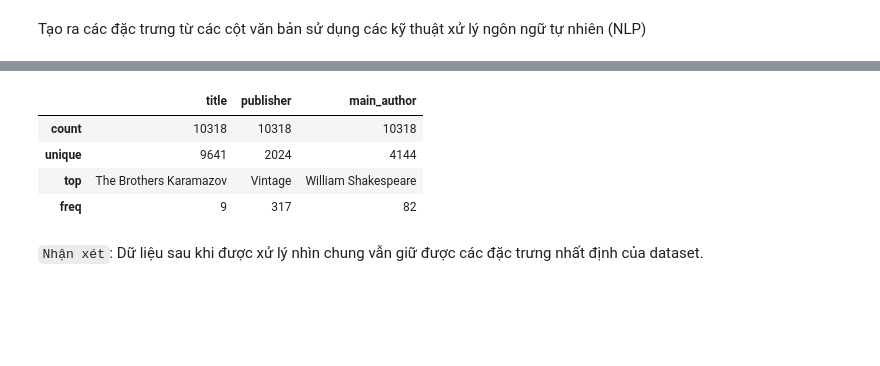
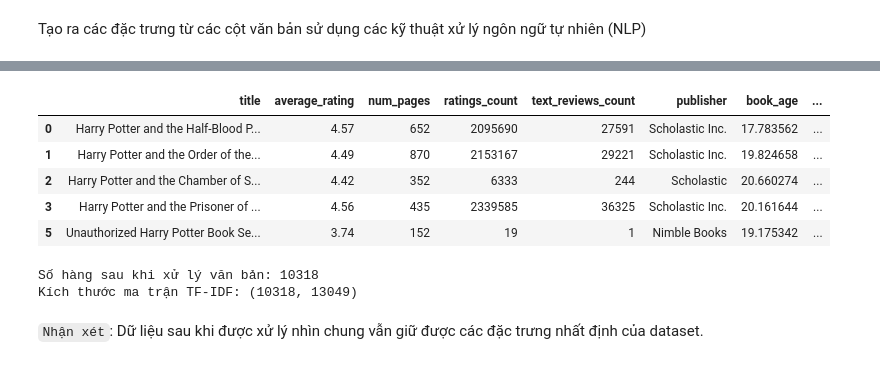
Before and after one commit to vuhuusy/recommender_system, a Jupyter notebook: book_recommendation.ipynb, the cells around one changed output, grey strips where cells are left out. Cells and saved outputs as stored; diff of their text form; code cells hidden in the pictures; blank space fills up the shorter version.

```diff
--- a/book_recommendation.ipynb
+++ b/book_recommendation.ipynb
@@ -768,11 +684,38 @@ process_df.describe(include=np.number)
-# %%
-process_df.describe(include='object')
-# %% [output]
-|  | title | publisher | main_author |
-| count | 10318 | 10318 | 10318 |
-| unique | 9641 | 2024 | 4144 |
-| top | The Brothers Karamazov | Vintage | William Shakespeare |
-| freq | 9 | 317 | 82 |
+# %%
+model_df = process_df.copy()
+# %%
+model_df.head()
+# %% [output]
+|  | title | average_rating | num_pages | ratings_count | text_reviews_count | publisher | book_age | ... |
+| 0 | Harry Potter and the Half-Blood P... | 4.57 | 652 | 2095690 | 27591 | Scholastic Inc. | 17.783562 | ... |
+| 1 | Harry Potter and the Order of the... | 4.49 | 870 | 2153167 | 29221 | Scholastic Inc. | 19.824658 | ... |
+| 2 | Harry Potter and the Chamber of S... | 4.42 | 352 | 6333 | 244 | Scholastic | 20.660274 | ... |
+| 3 | Harry Potter and the Prisoner of ... | 4.56 | 435 | 2339585 | 36325 | Scholastic Inc. | 20.161644 | ... |
+| 5 | Unauthorized Harry Potter Book Se... | 3.74 | 152 | 19 | 1 | Nimble Books | 19.175342 | ... |
+# %%
+# Áp dụng tiền xử lý cho các cột văn bản
+model_df['title'] = model_df['title'].apply(preprocess_text)
+model_df['main_author'] = model_df['main_author'].apply(preprocess_text)
+model_df['publisher'] = model_df['publisher'].apply(preprocess_text)
+
+# Kết hợp các cột đã xử lý thành một cột duy nhất
+model_df['combined_features'] = model_df['title'] + ' ' + model_df['main_author'] + ' ' + model_df['publisher']
+
+# Kiểm tra lại số hàng sau khi xử lý
+print("Số hàng sau khi xử lý văn bản:", process_df.shape[0])
+
+# Tạo dataframe chỉ chứa các cột văn bản
+model_df = model_df[['combined_features']]
+
+# Khởi tạo TF-IDF Vectorizer
+tfidf_vectorizer = TfidfVectorizer(stop_words='english')
+
+# Tạo ma trận TF-IDF cho model_df
+tfidf_matrix = tfidf_vectorizer.fit_transform(model_df['combined_features'])
+print("Kích thước ma trận TF-IDF:", tfidf_matrix.shape)
+# %% [output]
+Số hàng sau khi xử lý văn bản: 10318
+Kích thước ma trận TF-IDF: (10318, 13049)
 # %% [markdown]
 `Nhận xét`: Dữ liệu sau khi được xử lý nhìn chung vẫn giữ được các đặc trưng nhất định của dataset.
 # %% [markdown]
```
Also changed, not shown: parts of 18 cells of this notebook.
